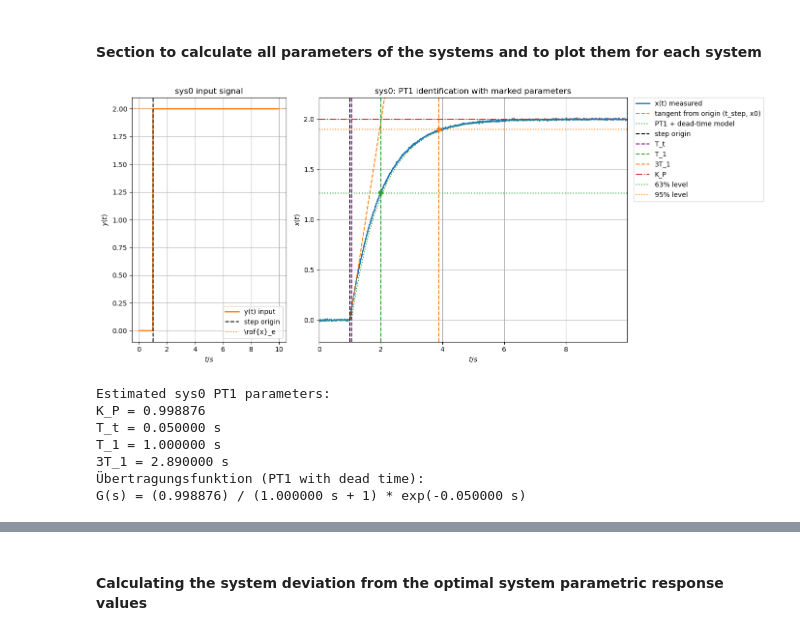
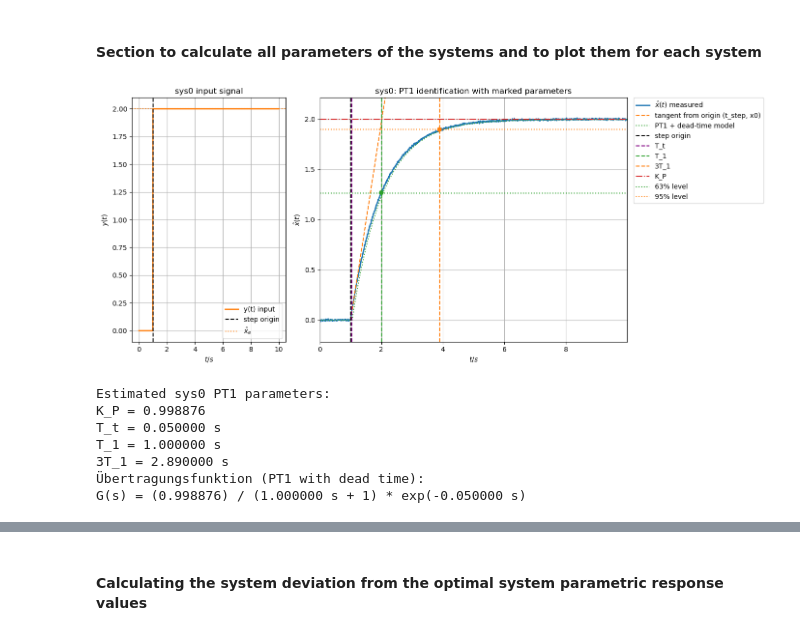
Before and after one commit to janisgra/RTP-T2, a Jupyter notebook: 02_Preperations/RTP-T2-analysis.ipynb, the cells around one changed output, grey strips where cells are left out. Cells and saved outputs as stored; diff of their text form; code cells hidden in the pictures.

```diff
--- a/02_Preperations/RTP-T2-analysis.ipynb
+++ b/02_Preperations/RTP-T2-analysis.ipynb
@@ -492,7 +492,7 @@ fig, (ax_in, ax_out) = plt.subplots(1, 2, figsize=(14, 6), gridspec_kw={'width_r
 # Left: input function.
 ax_in.plot(t, u, color='tab:orange', label='y(t) input', linewidth=2)
 ax_in.axvline(t_step, color='black', linestyle='--', label='step origin')
-ax_in.axhline(u_inf, color='tab:orange', linestyle=':', label=r'\rof{x}_e')
+ax_in.axhline(u_inf, color='tab:orange', linestyle=':', label=r'$\hat{x}_e$')
 ax_in.set_title('sys0 input signal')
 ax_in.set_xlabel('$t/s$')
 ax_in.set_ylabel('$y(t)$')
@@ -500,7 +500,7 @@ ax_in.grid()
 ax_in.legend(loc='best')
 
 # Right: output and PT1 identification markers.
-ax_out.plot(t, x, label='x(t) measured', linewidth=2)
+ax_out.plot(t, x, label=r'$\hat{x}(t)$ measured', linewidth=2)
 ax_out.plot(t, tangent, '--', label='tangent from origin (t_step, x0)')
 ax_out.plot(t, x_model, ':', label='PT1 + dead-time model')
 
@@ -511,35 +511,35 @@ ax_out.axvline(t_step + T3, color='tab:orange', linestyle='--', label='3T_1')
 
 # Requested rename: show steady-state output line as K_P in the legend.
 ax_out.axhline(x_inf, color='tab:red', linestyle='-.', label='K_P')
 ax_out.axhline(x_63, color='tab:green', linestyle=':', label='63% level')
 ax_out.axhline(x_95, color='tab:orange', linestyle=':', label='95% level')
 ax_out.scatter([t_step + T1, t_step + T3], [x[idx_63], x[idx_95]], color=['tab:green', 'tab:orange'], zorder=5)
 
 # Keep readable axis range based on output signal.
 y_min = np.min(x)
 y_max = np.max(x)
 y_pad = 0.1 * (y_max - y_min) if y_max > y_min else 1.0
 ax_out.set_xlim(t[0], t[-1])
 ax_out.set_ylim(y_min - y_pad, y_max + y_pad)
 
 ax_out.set_title('sys0: PT1 identification with marked parameters')
 ax_out.set_xlabel('$t/s$')
-ax_out.set_ylabel('$x(t)$')
+ax_out.set_ylabel(r'$\hat{x}(t)$')
 ax_out.grid()
 ax_out.legend(loc='upper left', bbox_to_anchor=(1.02, 1.0), borderaxespad=0.0)
 
 plt.tight_layout()
 plt.show()
 
 print('Estimated sys0 PT1 parameters:')
 print(f'K_P = {K_p:.6f}')
 print(f'T_t = {t_t:.6f} s')
 print(f'T_1 = {T1:.6f} s')
 print(f'3T_1 = {T3:.6f} s')
 print('Übertragungsfunktion (PT1 with dead time):')
 print(f'G(s) = ({K_p:.6f}) / ({T1:.6f} s + 1) * exp(-{t_t:.6f} s)')
 # %% [output]
-[figure, old version]
+[figure, new version]
 Estimated sys0 PT1 parameters:
 K_P = 0.998876
 T_t = 0.050000 s
```
Also changed, not shown: parts of 2 cells of this notebook.
